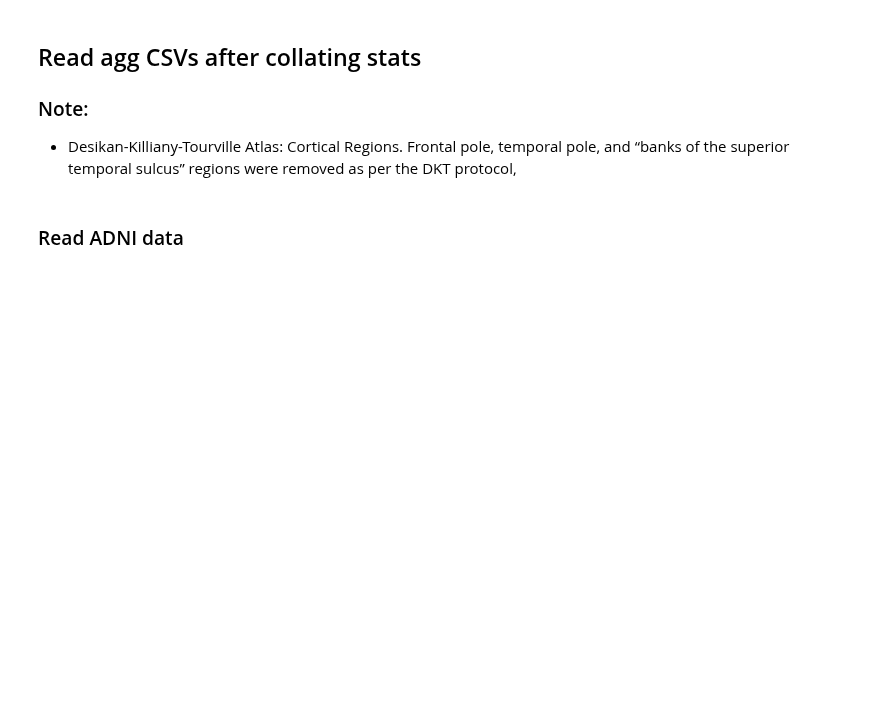
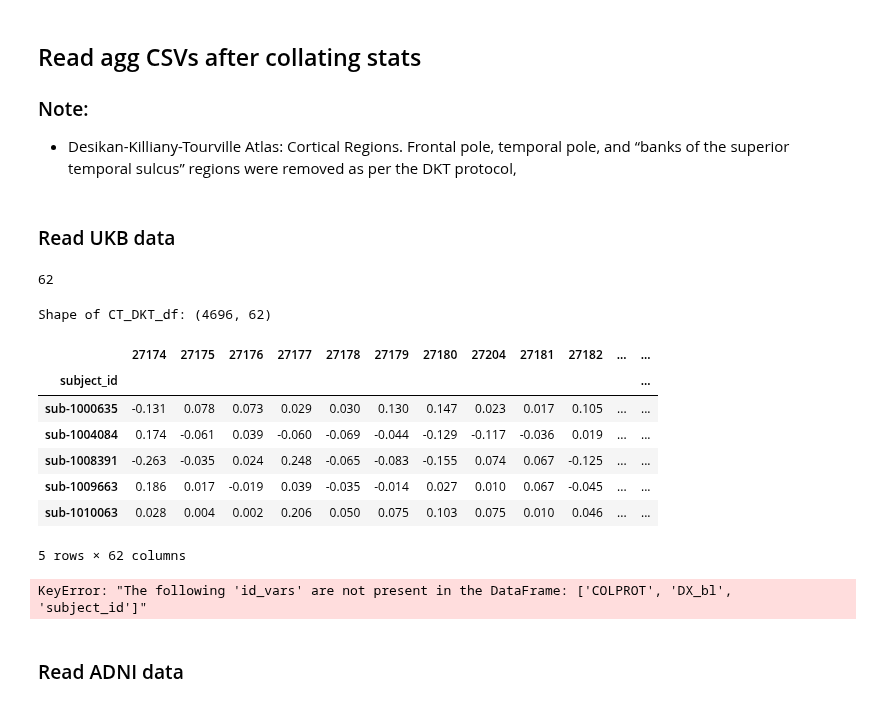
Before and after one commit to nikhil153/brain-diff, a Jupyter notebook: notebooks/9_freesurfer_stats.ipynb, the cells around one changed output. Saved outputs shown, nothing was run; the diff lists cells and outputs as text; code cells hidden in the pictures; blank space fills up the shorter version.

```diff
--- a/notebooks/9_freesurfer_stats.ipynb
+++ b/notebooks/9_freesurfer_stats.ipynb
@@ -26,6 +26,77 @@ ukbb_aseg_vol_fields = f"{data_dir}/ukbb/region_field_ids/UKBB_ASEG_vol_Fields.c
 
 ### Note:
 - Desikan-Killiany-Tourville Atlas: Cortical Regions. Frontal pole, temporal pole, and “banks of the superior temporal sulcus” regions were removed as per the DKT protocol,
+# %% [markdown]
+### Read UKB data
+# %%
+ukbb_freesurfer_agg_dir = f"{ukbb_dir}/derivatives/freesurfer-agg/"
+DKT_fields_df = pd.read_csv(ukbb_dkt_ct_fields)
+DKT_fields_sorted = list(DKT_fields_df.sort_values(["hemi","roi"])["Field ID"].astype(str).values)
+# %% [output]
+62
+# %%
+proc_subset_list = ["pre_ohbm","post_ohbm","nov_2022"]
+ses_list = ["ses-2","ses-3"]
+
+CT_DKT_df = pd.DataFrame()
+for proc_subset in proc_subset_list:
+    for ses in ses_list:
+        if (proc_subset == "post_ohbm") & (ses == "ses-3"):
+            ses3_batch_list = ["ohbm_train_subjects_1-800","ohbm_train_subjects_801-1749"]
+            for ses3_batch in ses3_batch_list:
+                DKT_csv = f"{ukbb_freesurfer_agg_dir}/{proc_subset}/{ses}/{ses3_batch}/DKTatlas_average_thickness.csv"
+                df = pd.read_csv(DKT_csv)
+                df["session"] = ses
+                # df["proc_subset"] = proc_subset
+                CT_DKT_df = CT_DKT_df.append(df)
+        else:
+            DKT_csv = f"{ukbb_freesurfer_agg_dir}/{proc_subset}/{ses}/DKTatlas_average_thickness.csv"
+            df = pd.read_csv(DKT_csv)
+            df["session"] = ses
+            # df["proc_subset"] = proc_subset
+            CT_DKT_df = CT_DKT_df.append(df)
+
+CT_DKT_df = CT_DKT_df.set_index("subject_id")
+CT_DKT_ses_2_df = CT_DKT_df[CT_DKT_df["session"]=="ses-2"][DKT_fields_sorted]
+CT_DKT_ses_3_df = CT_DKT_df[CT_DKT_df["session"]=="ses-3"][DKT_fields_sorted]
+
+# Diff = BL - FU
+CT_diff_df = CT_DKT_ses_2_df - CT_DKT_ses_3_df
+print(f"Shape of CT_DKT_df: {CT_diff_df.shape}")
+CT_diff_df.head()
+# %% [output]
+Shape of CT_DKT_df: (4696, 62)
+|  | 27174 | 27175 | 27176 | 27177 | 27178 | 27179 | 27180 | 27204 | 27181 | 27182 | ... | ... |
+| subject_id |  |  |  |  |  |  |  |  |  |  |  | ... |
+| sub-1000635 | -0.131 | 0.078 | 0.073 | 0.029 | 0.030 | 0.130 | 0.147 | 0.023 | 0.017 | 0.105 | ... | ... |
+| sub-1004084 | 0.174 | -0.061 | 0.039 | -0.060 | -0.069 | -0.044 | -0.129 | -0.117 | -0.036 | 0.019 | ... | ... |
+| sub-1008391 | -0.263 | -0.035 | 0.024 | 0.248 | -0.065 | -0.083 | -0.155 | 0.074 | 0.067 | -0.125 | ... | ... |
+| sub-1009663 | 0.186 | 0.017 | -0.019 | 0.039 | -0.035 | -0.014 | 0.027 | 0.010 | 0.067 | -0.045 | ... | ... |
+| sub-1010063 | 0.028 | 0.004 | 0.002 | 0.206 | 0.050 | 0.075 | 0.103 | 0.075 | 0.010 | 0.046 | ... | ... |
+5 rows × 62 columns
+# %%
+CT_diff_df_melt = CT_diff_df.melt(
+    id_vars=["subject_id"],
+    var_name="ROI",
+    value_name="change in CT",
+)
+CT_diff_df_melt.head()
+
+plot_df = CT_diff_df_melt.copy()
+plot_df = plot_df.rename(columns={"COLPROT":"cohort"})
+plot_df["ROI"] = plot_df["ROI"].astype(str)
+
+sns.set(font_scale=2)
+with sns.axes_style("whitegrid"):
+    fig,ax=plt.subplots(figsize=(20,5))
+    # g = sns.catplot(x="ROI",y="CT",kind="point",hue="DX_bl",hue_order=hue_order, linestyle="",palette=pal, aspect=4,data=plot_df)
+    g = sns.lineplot(x="ROI",y="change in CT", #order=DKT_fields_sorted: Not easy to change order
+    linestyle="",data=plot_df,ax=ax)
+
+    g.tick_params(axis='x', rotation=90, labelsize=14)
+    plt.legend(loc='center left', bbox_to_anchor=(0.1, 1.1), ncol=5)
+# %% [output]
+KeyError: "The following 'id_vars' are not present in the DataFrame: ['COLPROT', 'DX_bl', 'subject_id']"
 # %% [markdown]
 ### Read ADNI data
 # %%
```
Also changed, not shown: parts of 5 cells of this notebook, 2 other files.
